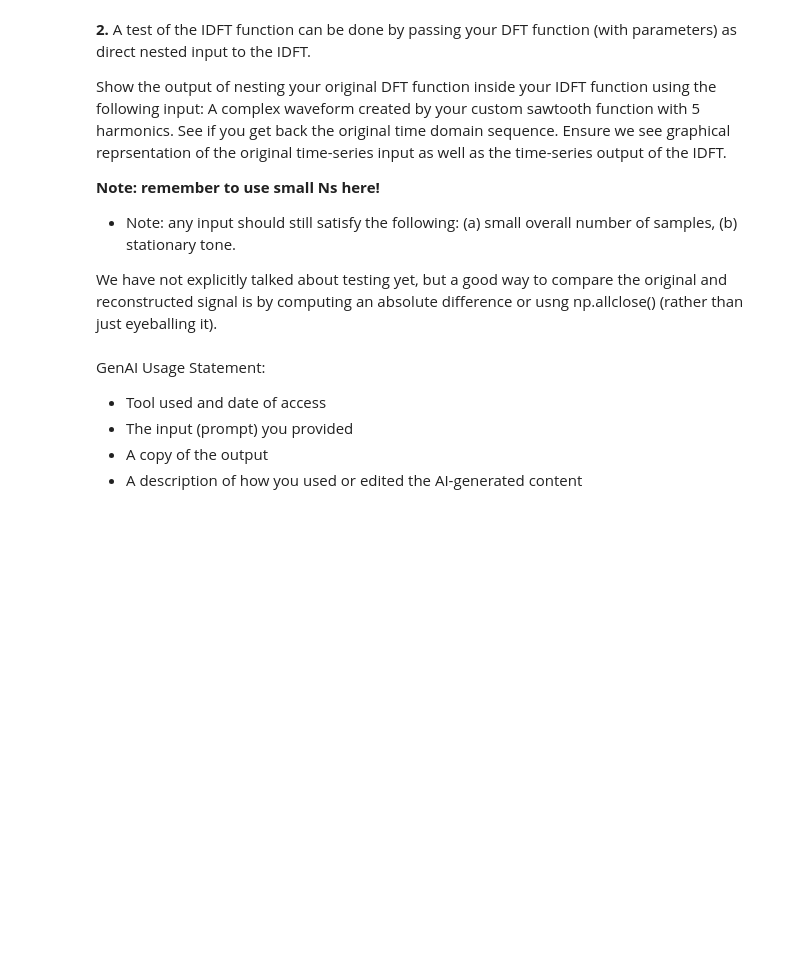
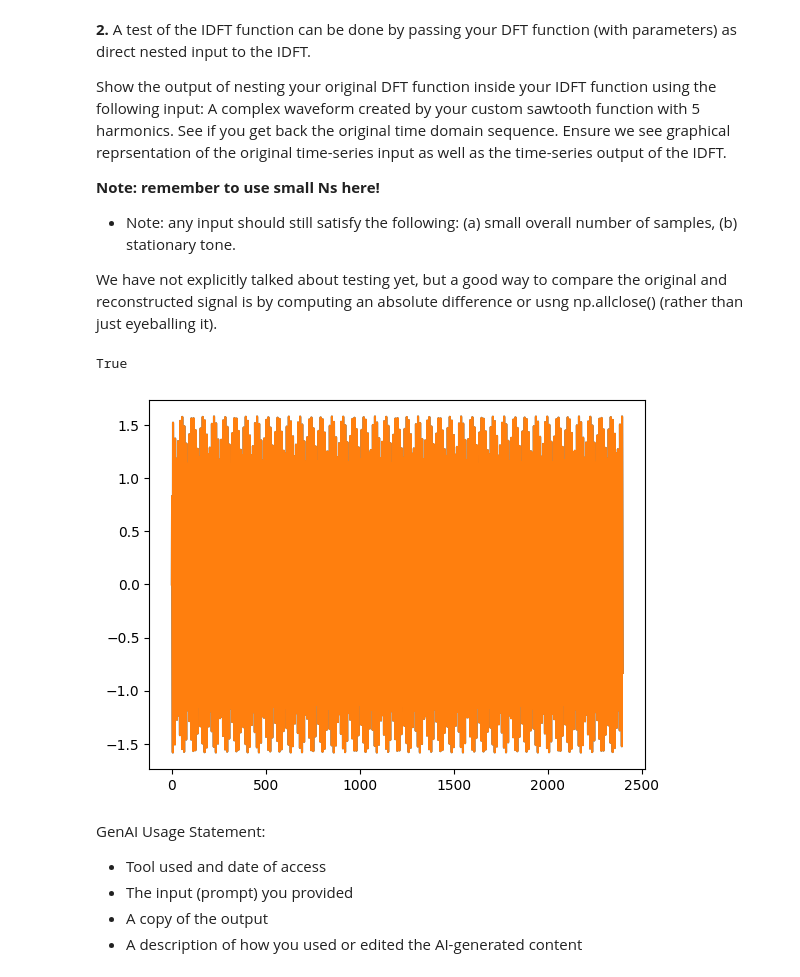
Before and after one commit to jwesterstahl/AudioTechII, a Jupyter notebook: HW/HW2.ipynb, the cells around one changed output. Drawn from its saved outputs; the diff is of its cells as text; code cells hidden in the pictures; blank space fills up the shorter version.

```diff
--- a/HW/HW2.ipynb
+++ b/HW/HW2.ipynb
@@ -216,3 +308,21 @@ We have not explicitly talked about testing yet, but a good way to compare the o
+# %%
+# your code here
+# IDFT(myDFT(test_sig))
+Saw = gen_wave('saw', 440, 1, 2399, 1, 0, 5)
+
+def IDFT2(X):
+
+    X = DFT(X)
+
+    return IDFT(X)
+
+plt.plot(IDFT2(Saw))
+plt.plot(Saw)
+
+np.allclose(Saw, IDFT2(Saw))
+# %% [output]
+True
+[figure, added]
 # %% [markdown]
 GenAI Usage Statement:
 
```
Also changed, not shown: parts of 6 cells of this notebook, 8 other files.
